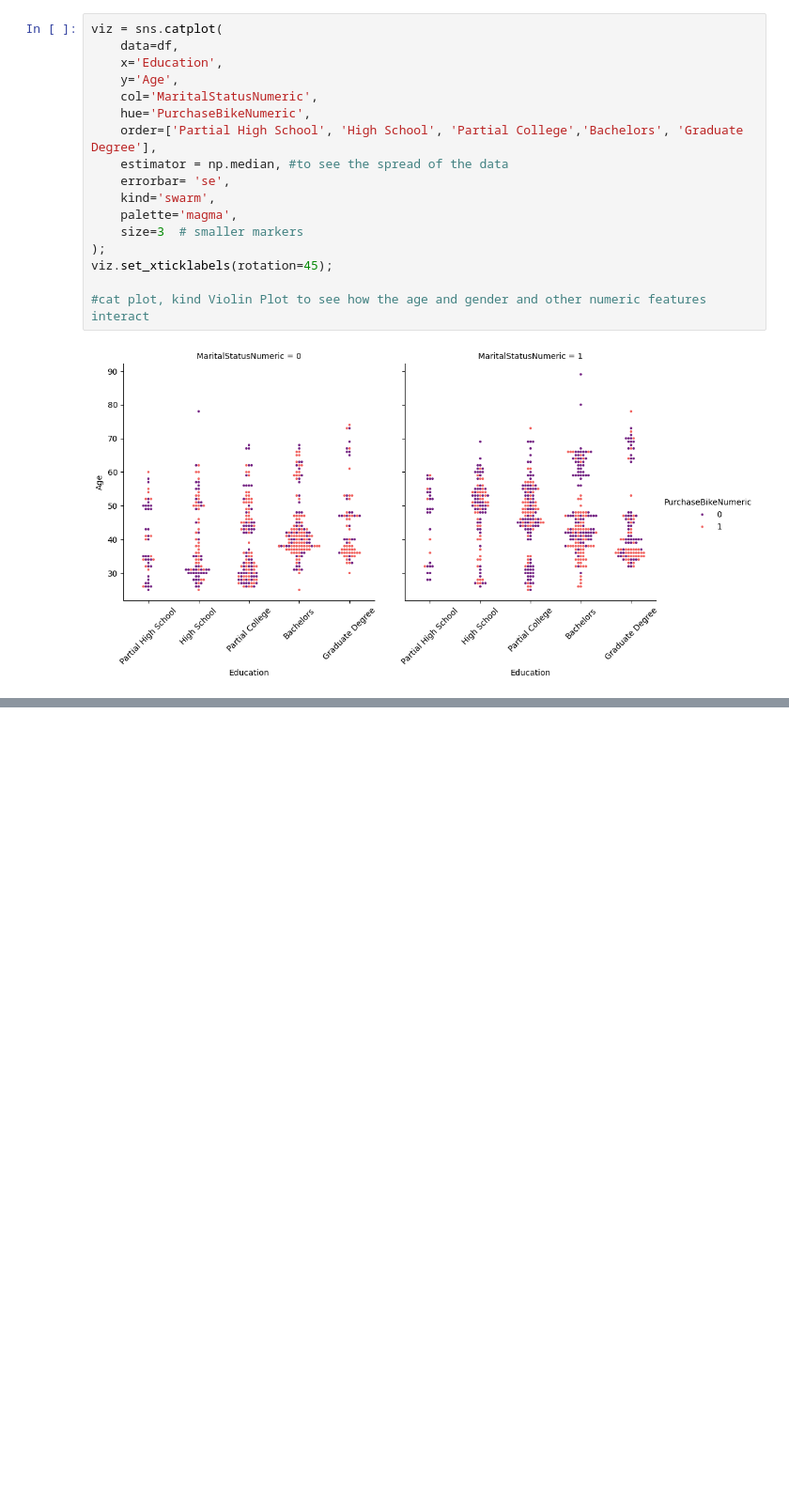
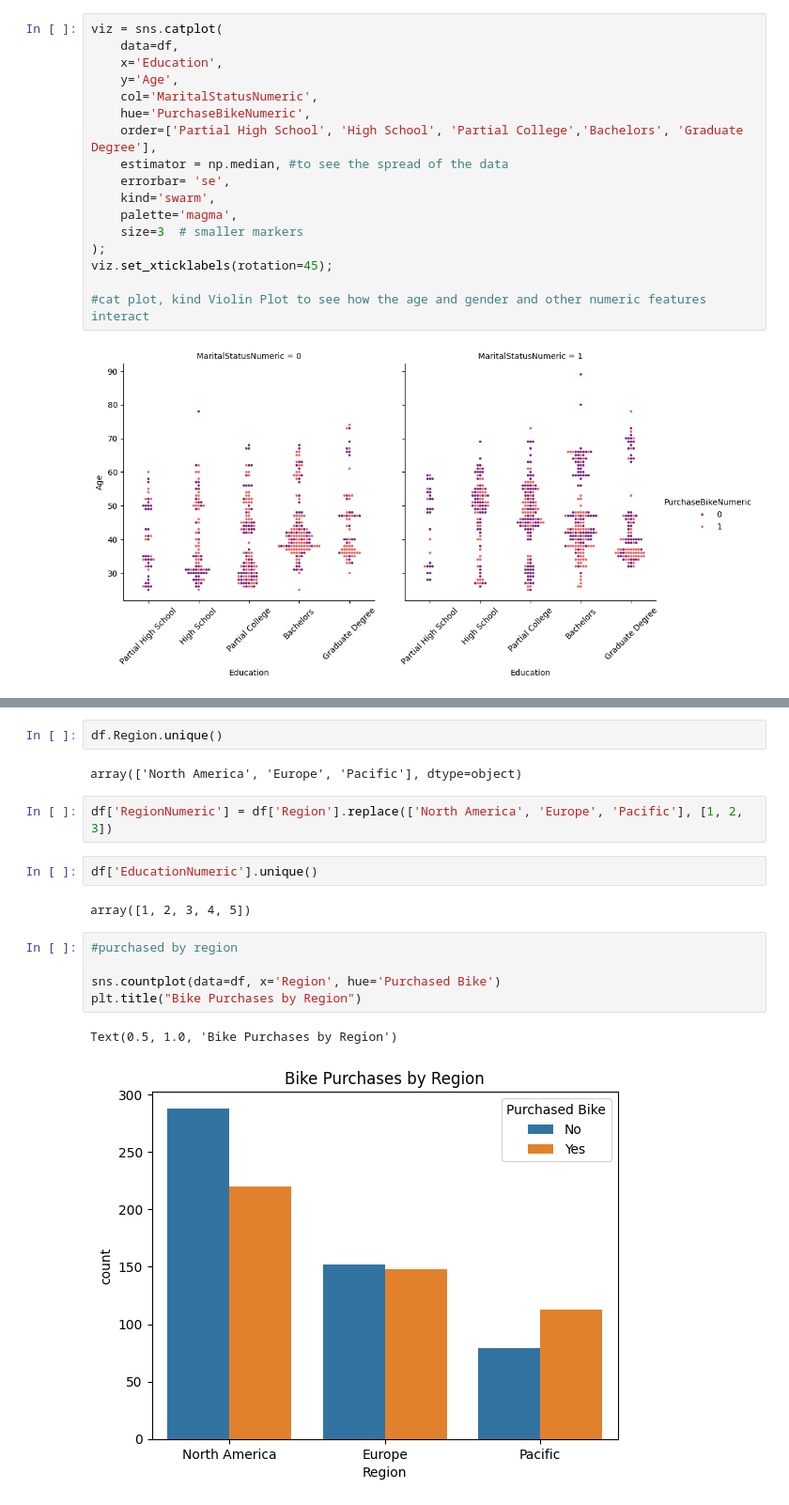
Before and after one commit to lewinskie254/eda, a Jupyter notebook: Anova_Link_2.ipynb, the cells around one changed output, grey strips where cells are left out. Shown at 94% size. Saved outputs shown, nothing was run; the diff lists cells and outputs as text; blank space fills up the shorter version.

```diff
--- a/Anova_Link_2.ipynb
+++ b/Anova_Link_2.ipynb
@@ -329,0 +371,18 @@ viz.set_xticklabels(rotation=45);
+# %%
+df.Region.unique()
+# %% [output]
+array(['North America', 'Europe', 'Pacific'], dtype=object)
+# %%
+df['RegionNumeric'] = df['Region'].replace(['North America', 'Europe', 'Pacific'], [1, 2, 3])
+# %%
+df['EducationNumeric'].unique()
+# %% [output]
+array([1, 2, 3, 4, 5])
+# %%
+#purchased by region
+
+sns.countplot(data=df, x='Region', hue='Purchased Bike')
+plt.title("Bike Purchases by Region")
+# %% [output]
+Text(0.5, 1.0, 'Bike Purchases by Region')
+[figure, added]
```
Also changed, not shown: parts of 14 cells of this notebook.
